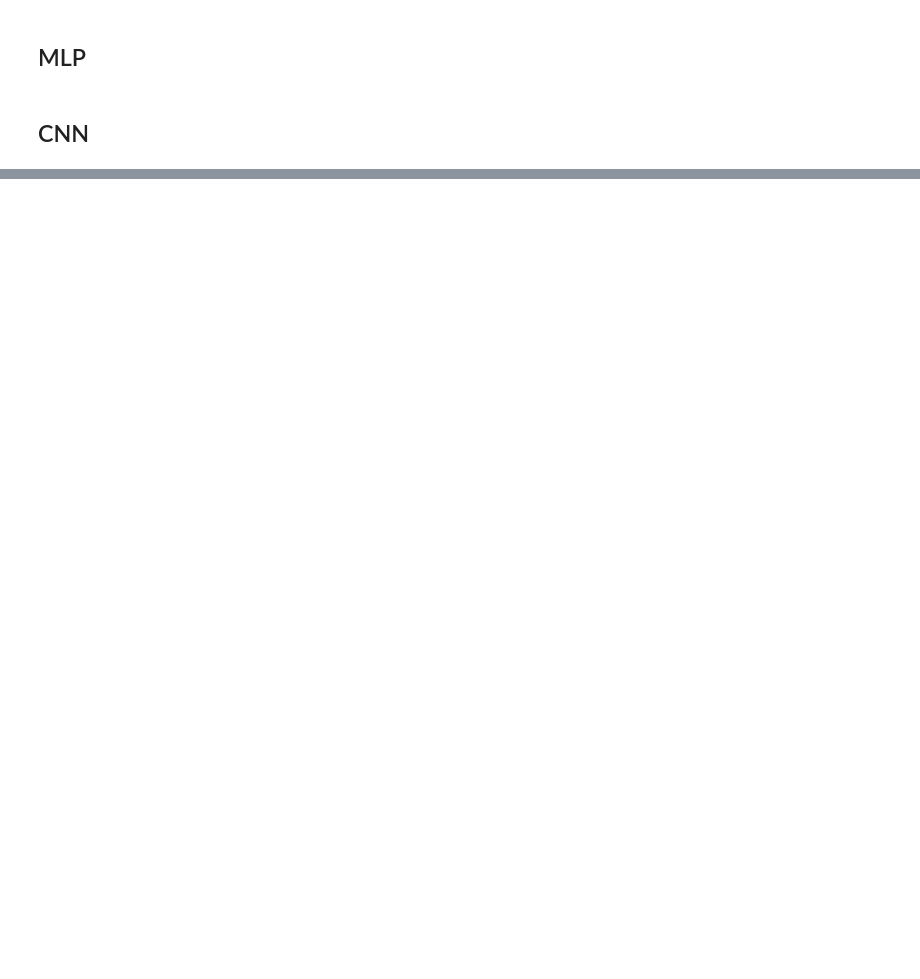
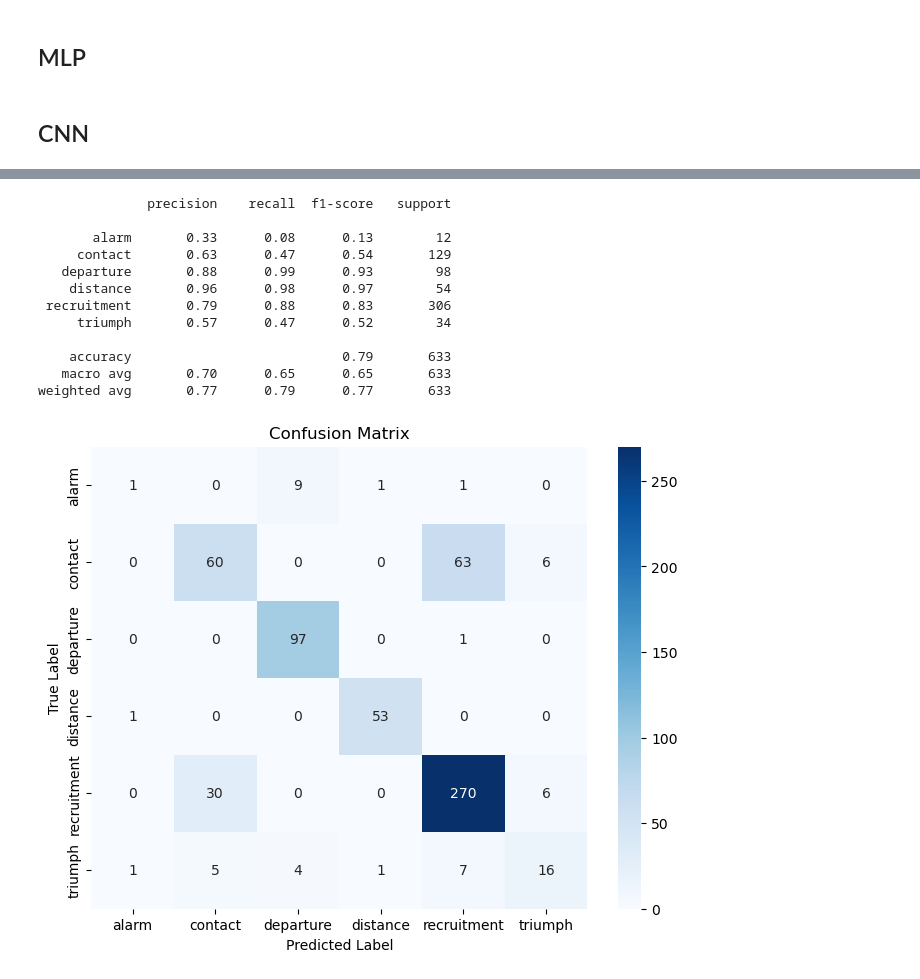
Before and after one commit to lgies23/GooseVocalizations---Thesis-code, a Jupyter notebook: classify_call_types.ipynb, the cells around one changed output, grey strips where cells are left out. Saved outputs shown, nothing was run; the diff lists cells and outputs as text; code cells hidden in the pictures; blank space fills up the shorter version.

```diff
--- a/classify_call_types.ipynb
+++ b/classify_call_types.ipynb
@@ -268,3 +301,16 @@ plt.show()
 ## MLP
 # %% [markdown]
 ## CNN
+# %%
+LEARNING_RATE = 1e-3
+BATCH_SIZE = 256
+N_EPOCHS = 100
+# %%
+device = (
+    "cuda"
+    if torch.cuda.is_available()
+    else "mps"
+    if torch.backends.mps.is_available()
+    else "cpu"
+)
+print(f"Using {device} device")
@@ -270,0 +319,4 @@ plt.show()
+# %%
+le = LabelEncoder()
+le.fit(calls_df["call_type"])
+calls_df["encoded_call_type"] = le.transform(calls_df["call_type"])
@@ -270,0 +432,42 @@ plt.show()
+# %%
+true_labels = []
+predicted_labels = []
+model.eval()
+with torch.no_grad():
+    for inputs, labels in test_dl:
+        inputs, labels = inputs.to(device), labels.to(device)
+
+        # Get model outputs
+        outputs = model(inputs)
+
+        # Get the predicted class (index with max probability)
+        _, predicted = torch.max(outputs, 1)
+
+        # Append to the lists
+        true_labels.extend(labels.cpu().numpy())
+        predicted_labels.extend(predicted.cpu().numpy())
+# %%
+y_test_labels = le.inverse_transform(true_labels)
+y_pred_labels = le.inverse_transform(predicted_labels)
+print(classification_report(y_test_labels, y_pred_labels))
+cm = confusion_matrix(true_labels, predicted_labels)
+plt.figure(figsize=(8, 6))
+sns.heatmap(cm, annot=True, fmt='d', cmap='Blues', xticklabels=le.classes_, yticklabels=le.classes_)
+plt.title('Confusion Matrix')
+plt.ylabel('True Label')
+plt.xlabel('Predicted Label')
+plt.show()
+# %% [output]
+              precision    recall  f1-score   support
+
+       alarm       0.33      0.08      0.13        12
+     contact       0.63      0.47      0.54       129
+   departure       0.88      0.99      0.93        98
+    distance       0.96      0.98      0.97        54
+ recruitment       0.79      0.88      0.83       306
+     triumph       0.57      0.47      0.52        34
+
+    accuracy                           0.79       633
+   macro avg       0.70      0.65      0.65       633
+weighted avg       0.77      0.79      0.77       633
+[figure, added]
```
Also changed, not shown: parts of 16 cells of this notebook.
